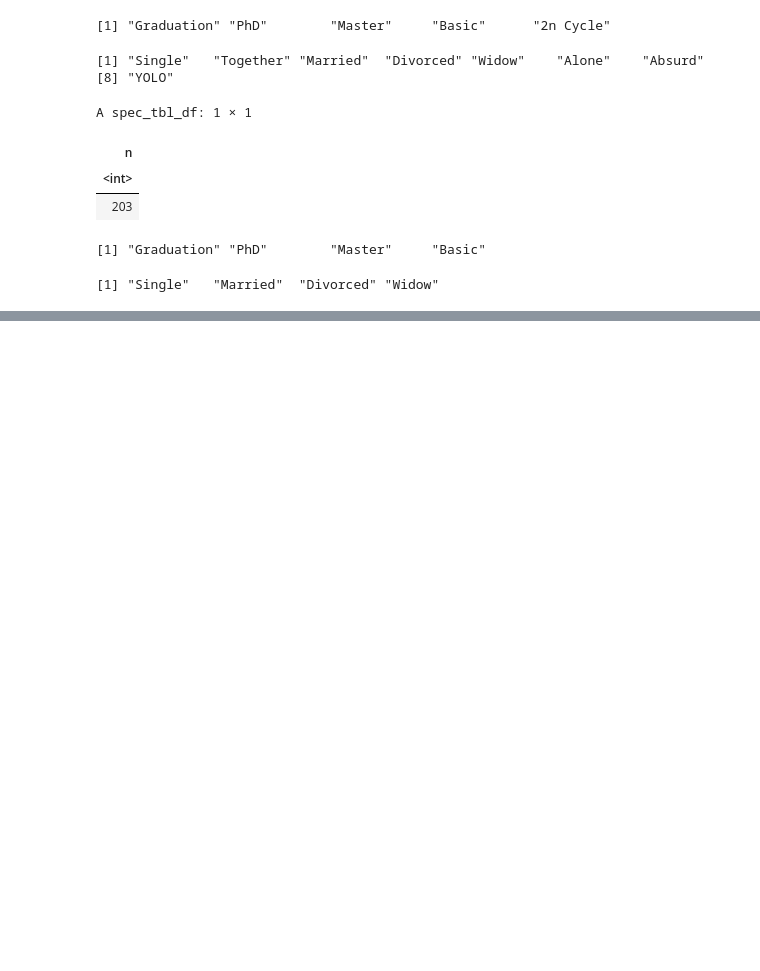
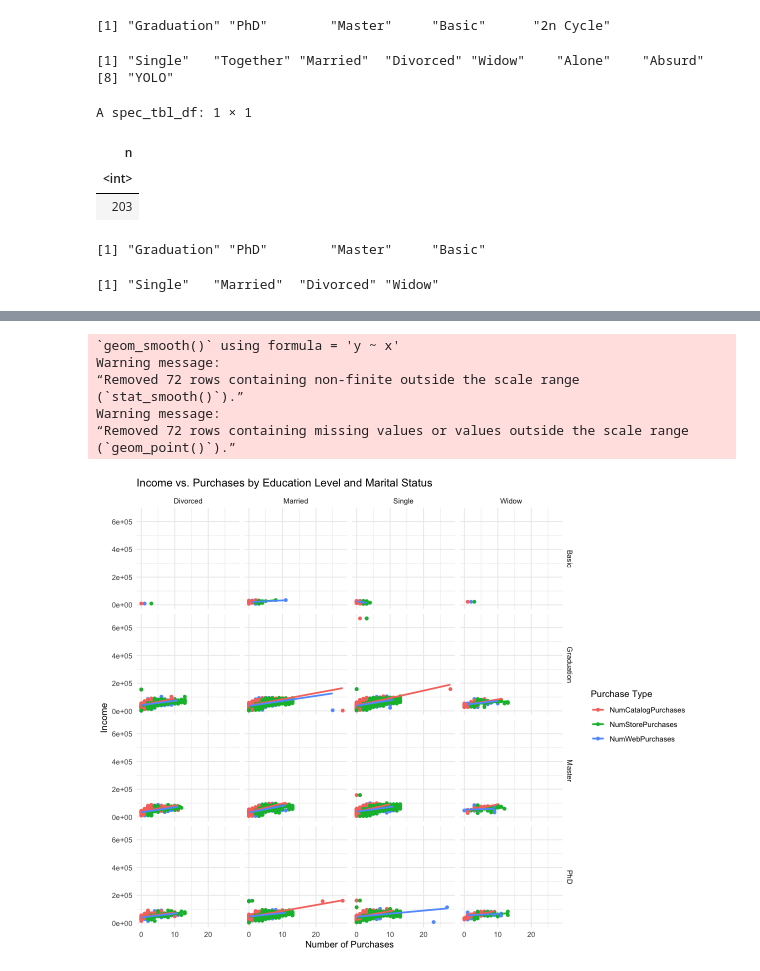
Before and after one commit to DrakenRaptor/STAT301_ProjectGrp26, a Jupyter notebook: Individual Assignment (Project).ipynb, the cells around one changed output, grey strips where cells are left out. Drawn from its saved outputs; the diff is of its cells as text; code cells hidden in the pictures; blank space fills up the shorter version.

```diff
--- a/Individual Assignment (Project).ipynb
+++ b/Individual Assignment (Project).ipynb
@@ -130,0 +159,26 @@ A spec_tbl_df: 1 × 1
+# %%
+options(repr.plot.width = 10, repr.plot.height = 8)
+# Reshape the data to long format for easier plotting
+data_long <- market_data |>
+  gather(key = "PurchaseType", value = "PurchaseCount",
+         NumWebPurchases, NumCatalogPurchases, NumStorePurchases)
+
+# Create the faceted scatter plot with regression lines
+ggplot(data_long, aes(x = PurchaseCount, y = Income, color = PurchaseType)) +
+  geom_point() +
+  geom_smooth(method = "lm", se = FALSE) +
+  facet_grid(Education ~ Marital_Status) +
+  labs(title = "Income vs. Purchases by Education Level and Marital Status",
+       x = "Number of Purchases",
+       y = "Income",
+       color = "Purchase Type") +
+  theme_minimal()  # Aesthetics
+# %% [output]
+`geom_smooth()` using formula = 'y ~ x'
+Warning message:
+“Removed 72 rows containing non-finite outside the scale range
+(`stat_smooth()`).”
+Warning message:
+“Removed 72 rows containing missing values or values outside the scale range
+(`geom_point()`).”
+[figure, added]
```
Also changed, not shown: parts of 3 cells of this notebook.
